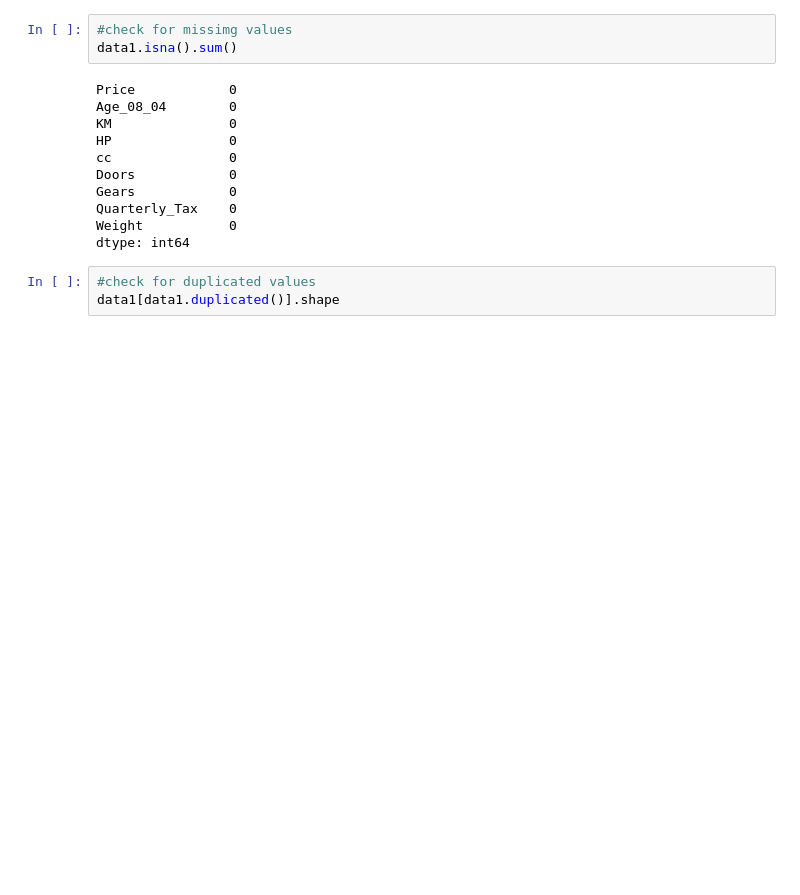
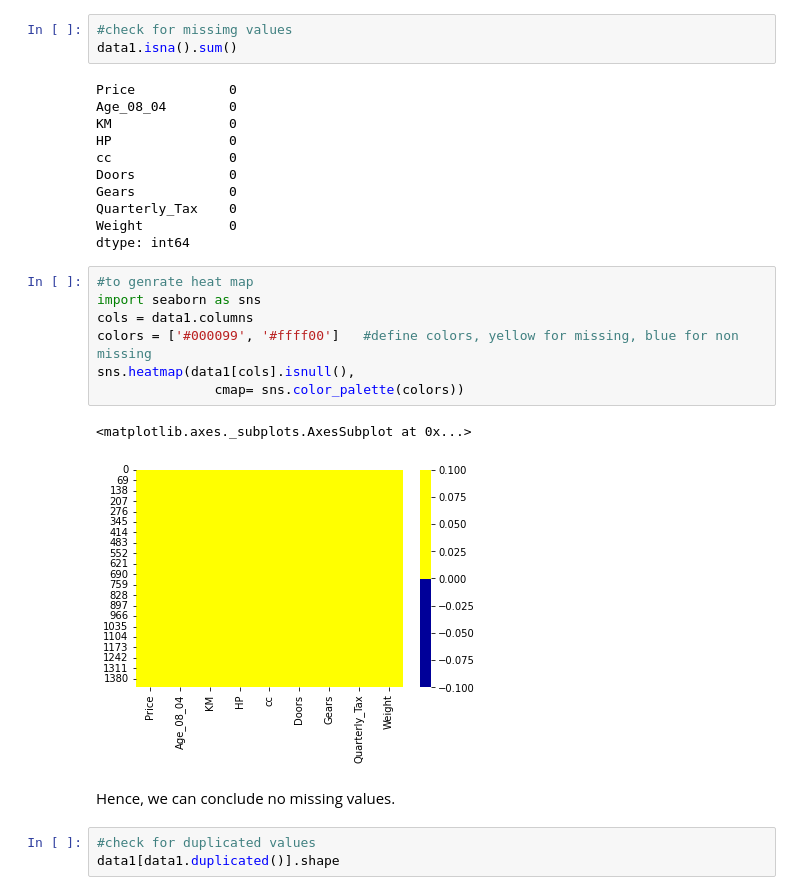
Before and after one commit to manasik29/Multi_Linear_Regression_on_Cars_data_to_predict_MPG, a Jupyter notebook: Toyota_Corrola.ipynb, the cells around one changed output. Cells and saved outputs as stored; diff of their text form; blank space fills up the shorter version.

```diff
--- a/Toyota_Corrola.ipynb
+++ b/Toyota_Corrola.ipynb
@@ -77,6 +86,18 @@ Gears            0
 Quarterly_Tax    0
 Weight           0
 dtype: int64
+# %%
+#to genrate heat map
+import seaborn as sns
+cols = data1.columns
+colors = ['#000099', '#ffff00']   #define colors, yellow for missing, blue for non missing
+sns.heatmap(data1[cols].isnull(),
+               cmap= sns.color_palette(colors))
+# %% [output]
+<matplotlib.axes._subplots.AxesSubplot at 0x...>
+[figure, added]
+# %% [markdown]
+Hence, we can conclude no missing values.
 # %%
 #check for duplicated values
 data1[data1.duplicated()].shape
```
Also changed, not shown: parts of 21 cells of this notebook.
